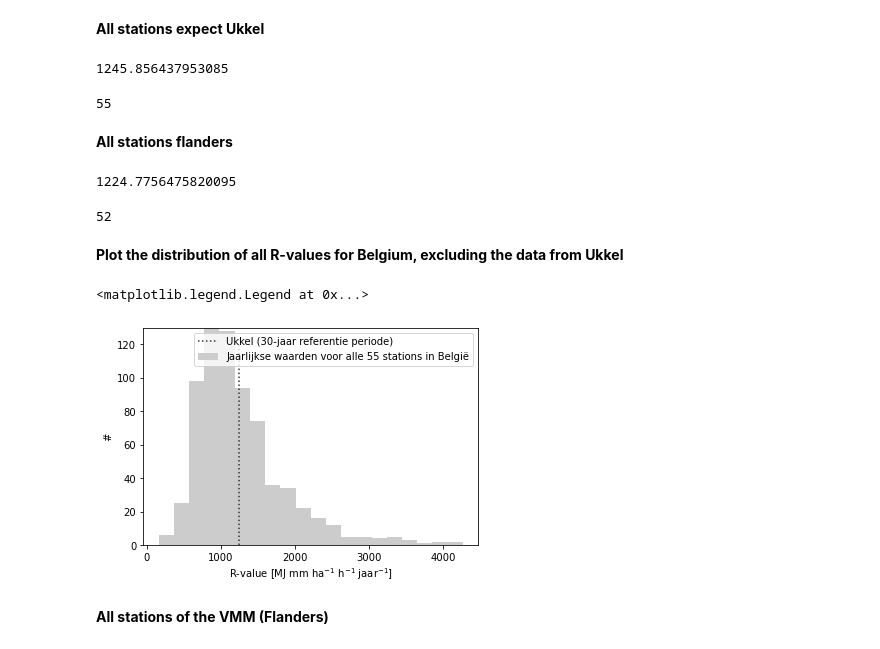
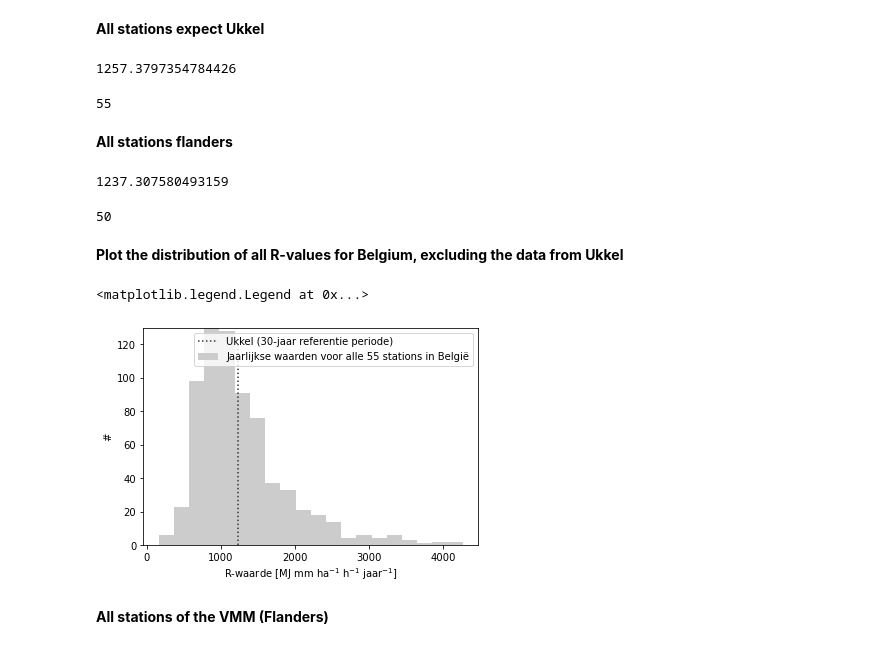
Before and after one commit to watem-sedem/rfactor, a Jupyter notebook: docs/notebooks/analysis_flanders.ipynb, the cells around one changed output. Drawn from its saved outputs; the diff is of its cells as text; code cells hidden in the pictures.

Commit message:
update notebook and provide solution for not having the RMI data

```diff
--- a/docs/notebooks/analysis_flanders.ipynb
+++ b/docs/notebooks/analysis_flanders.ipynb
@@ -132 +113,4 @@ DatetimeIndex(['2004-01-07 12:30:00', '2004-01-08 11:30:00',
+# %%
+erosivity = pd.read_csv("data/erosivity_belgium.csv")
+erosivity.index = pd.to_datetime(erosivity["datetime"])
 # %% [markdown]
@@ -191,7 +174,7 @@ rfactor_non_ukkel = get_rfactor_station_year(erosivity,stations_belgium_excl_ukk
 print(rfactor_non_ukkel["erosivity_cum"].mean())
 len(rfactor_non_ukkel["station"].unique())
 # %% [output]
-1245.856437953085
+1257.3797354784426
 55
 # %% [markdown]
 **All stations flanders**
@@ -202,21 +185,21 @@ rfactor_flanders = get_rfactor_station_year(erosivity,stations_flanders, years)
 print(rfactor_flanders["erosivity_cum"].mean())
 len(rfactor_flanders["station"].unique())
 # %% [output]
-1224.7756475820095
+1237.307580493159
-52
+50
 # %% [markdown]
 **Plot the distribution of all R-values for Belgium, excluding the data from Ukkel**
 # %%
 rfactor_non_ukkel = get_rfactor_station_year(erosivity,stations_belgium_excl_ukkel, range(1991, 2021))
 plt.hist(rfactor_non_ukkel["erosivity_cum"],20,color=[0.8]*3,label=r"Jaarlijkse waarden voor alle 55 stations in België")
 plt.plot([1239,1239],[0,120],color=[0.2]*3,ls=":",label="Ukkel (30-jaar referentie periode)")
 plt.ylabel(r"#")
-plt.xlabel(r"R-value [MJ mm ha$^{-1}$ h$^{-1}$ jaar$^{-1}$]")
+plt.xlabel(r"R-waarde [MJ mm ha$^{-1}$ h$^{-1}$ jaar$^{-1}$]")
 plt.ylim([0,130])
 plt.legend()
 # %% [output]
 <matplotlib.legend.Legend at 0x...>
-[figure, old version]
+[figure, new version]
 # %% [markdown]
 **All stations of the VMM (Flanders)**
 # %%
```
Also changed, not shown: parts of 24 cells of this notebook.
